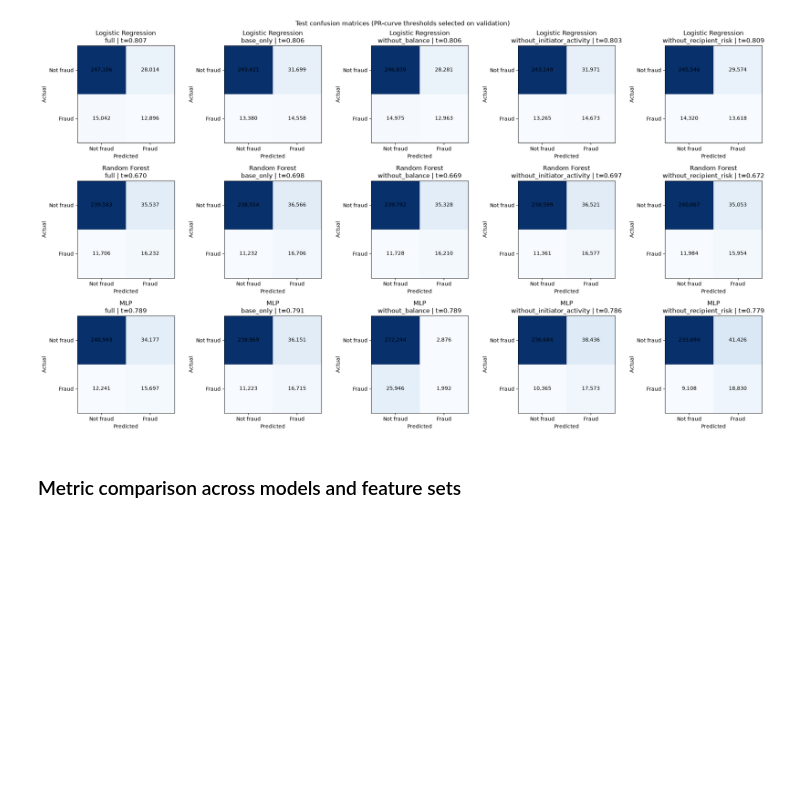
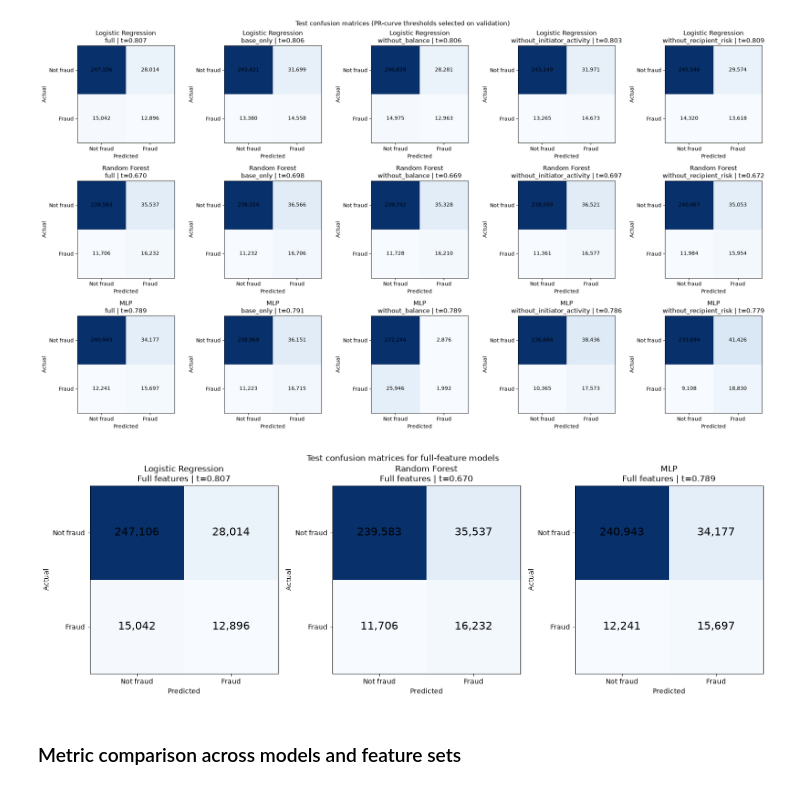
Before and after one commit to kxi-27o7/researchMethodology-RF-vs-MLP, a Jupyter notebook: workspace/evaluate_models.ipynb, the cells around one changed output. Drawn from its saved outputs; the diff is of its cells as text; code cells hidden in the pictures; blank space fills up the shorter version.

Commit message:
add confusion matrix for full feature set only for paper purposes

```diff
--- a/workspace/evaluate_models.ipynb
+++ b/workspace/evaluate_models.ipynb
@@ -408,6 +408,30 @@ fig.tight_layout()
 plt.show()
 # %% [output]
 [figure]
+# %%
+fig, axes = plt.subplots(1, 3, figsize=(15, 5))
+
+for ax, model_name in zip(axes, RESULTS_DIRS):
+    data = discovery_data[(model_name, "full")]
+    threshold = data["threshold"]
+    y_pred = (data["test_scores"] >= threshold).astype(int)
+    cm = confusion_matrix(data["y_test"], y_pred, labels=[0, 1])
+
+    ax.imshow(cm, cmap="Blues")
+    for (i, j), count in np.ndenumerate(cm):
+        ax.text(j, i, f"{count:,}", ha="center", va="center", color="black", fontsize=16)
+
+    ax.set_xticks([0, 1], labels=["Not fraud", "Fraud"])
+    ax.set_yticks([0, 1], labels=["Not fraud", "Fraud"])
+    ax.set_xlabel("Predicted")
+    ax.set_ylabel("Actual")
+    ax.set_title(f"{model_name}\nFull features | t={threshold:.3f}")
+
+fig.suptitle("Test confusion matrices for full-feature models")
+fig.tight_layout()
+plt.show()
+# %% [output]
+[figure, added]
 # %% [markdown]
 ### Metric comparison across models and feature sets
 # %%
```
